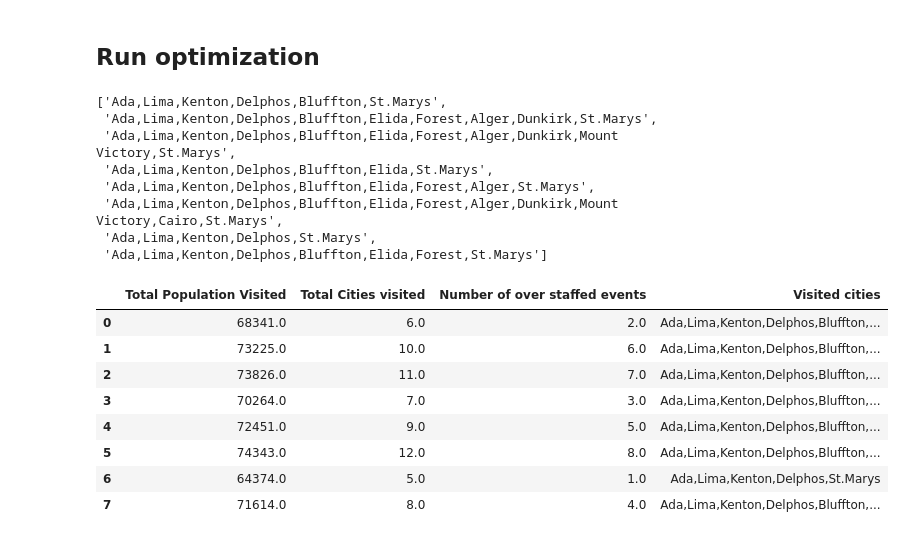
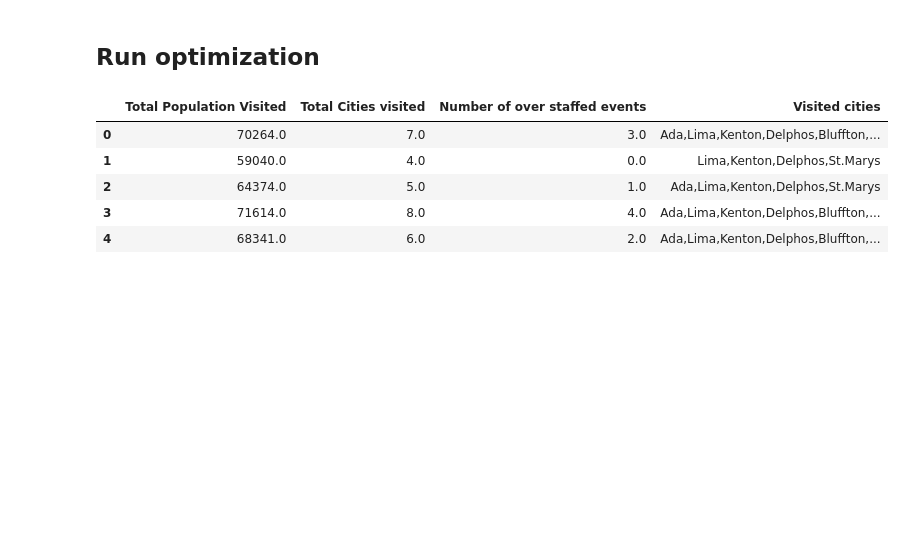
Before and after one commit to Human-Centered-Optimization-Lab/clinicOpt, a Jupyter notebook: locationSelection.ipynb, the cells around one changed output. Cells and saved outputs as stored; diff of their text form; code cells hidden in the pictures; blank space fills up the shorter version.

Commit message:
Fixed the maximum city constraint

```diff
--- a/locationSelection.ipynb
+++ b/locationSelection.ipynb
@@ -143,7 +143,7 @@ class clinicOptimization(Problem):
             total_overstaffed_events])       # min
 
         # Constrains: Total cities visited
-        out["G"] = total_cities_visited < self.max_city
+        out["G"] =  total_cities_visited - self.max_city
 # %% [markdown]
 ## Run optimization
 # %%
@@ -156,53 +156,45 @@ import pandas as pd
 min_atp = 6000
 
 home = np.array([50,50])
-prob = clinicOptimization(cities, 5, min_atp, home)
+prob = clinicOptimization(cities, 8, min_atp, home)
 
 ref_dirs = get_reference_directions("das-dennis", 3, n_partitions=12)
 
 algorithm = NSGA3(pop_size=200,
                   ref_dirs=ref_dirs)
 
 res = minimize(prob,
                algorithm,
                ('n_gen', 100),
                verbose=False)
 
 
+# Get a list of the cities that were visited (decision variables)
 locations_visited_bool = res.X < 0.5
 
 locations_visited = []
 for lvb in locations_visited_bool:
     locations_visited.append(",".join(cities.loc[lvb, "city"].values))
 
-display(locations_visited)
+
+
+
 
 # Package up the results nicely
 results = pd.DataFrame(res.F,
                        columns=["Total Population Visited", "Total Cities visited", "Number of over staffed events"])
 results.loc[:,"Total Population Visited"] = np.abs(results.loc[:,"Total Population Visited"])
 results.loc[:,"Total Cities visited"] = np.abs(results.loc[:,"Total Cities visited"])
 results.loc[:,"Visited cities"] = locations_visited
 
 results
 # %% [output]
-['Ada,Lima,Kenton,Delphos,Bluffton,St.Marys',
- 'Ada,Lima,Kenton,Delphos,Bluffton,Elida,Forest,Alger,Dunkirk,St.Marys',
- 'Ada,Lima,Kenton,Delphos,Bluffton,Elida,Forest,Alger,Dunkirk,Mount Victory,St.Marys',
- 'Ada,Lima,Kenton,Delphos,Bluffton,Elida,St.Marys',
- 'Ada,Lima,Kenton,Delphos,Bluffton,Elida,Forest,Alger,St.Marys',
- 'Ada,Lima,Kenton,Delphos,Bluffton,Elida,Forest,Alger,Dunkirk,Mount Victory,Cairo,St.Marys',
- 'Ada,Lima,Kenton,Delphos,St.Marys',
- 'Ada,Lima,Kenton,Delphos,Bluffton,Elida,Forest,St.Marys']
 |  | Total Population Visited | Total Cities visited | Number of over staffed events | Visited cities |
-| 0 | 68341.0 | 6.0 | 2.0 | Ada,Lima,Kenton,Delphos,Bluffton,... |
-| 1 | 73225.0 | 10.0 | 6.0 | Ada,Lima,Kenton,Delphos,Bluffton,... |
-| 2 | 73826.0 | 11.0 | 7.0 | Ada,Lima,Kenton,Delphos,Bluffton,... |
-| 3 | 70264.0 | 7.0 | 3.0 | Ada,Lima,Kenton,Delphos,Bluffton,... |
-| 4 | 72451.0 | 9.0 | 5.0 | Ada,Lima,Kenton,Delphos,Bluffton,... |
-| 5 | 74343.0 | 12.0 | 8.0 | Ada,Lima,Kenton,Delphos,Bluffton,... |
-| 6 | 64374.0 | 5.0 | 1.0 | Ada,Lima,Kenton,Delphos,St.Marys |
-| 7 | 71614.0 | 8.0 | 4.0 | Ada,Lima,Kenton,Delphos,Bluffton,... |
+| 0 | 70264.0 | 7.0 | 3.0 | Ada,Lima,Kenton,Delphos,Bluffton,... |
+| 1 | 59040.0 | 4.0 | 0.0 | Lima,Kenton,Delphos,St.Marys |
+| 2 | 64374.0 | 5.0 | 1.0 | Ada,Lima,Kenton,Delphos,St.Marys |
+| 3 | 71614.0 | 8.0 | 4.0 | Ada,Lima,Kenton,Delphos,Bluffton,... |
+| 4 | 68341.0 | 6.0 | 2.0 | Ada,Lima,Kenton,Delphos,Bluffton,... |
 # %%
 %matplotlib qt
 
```
